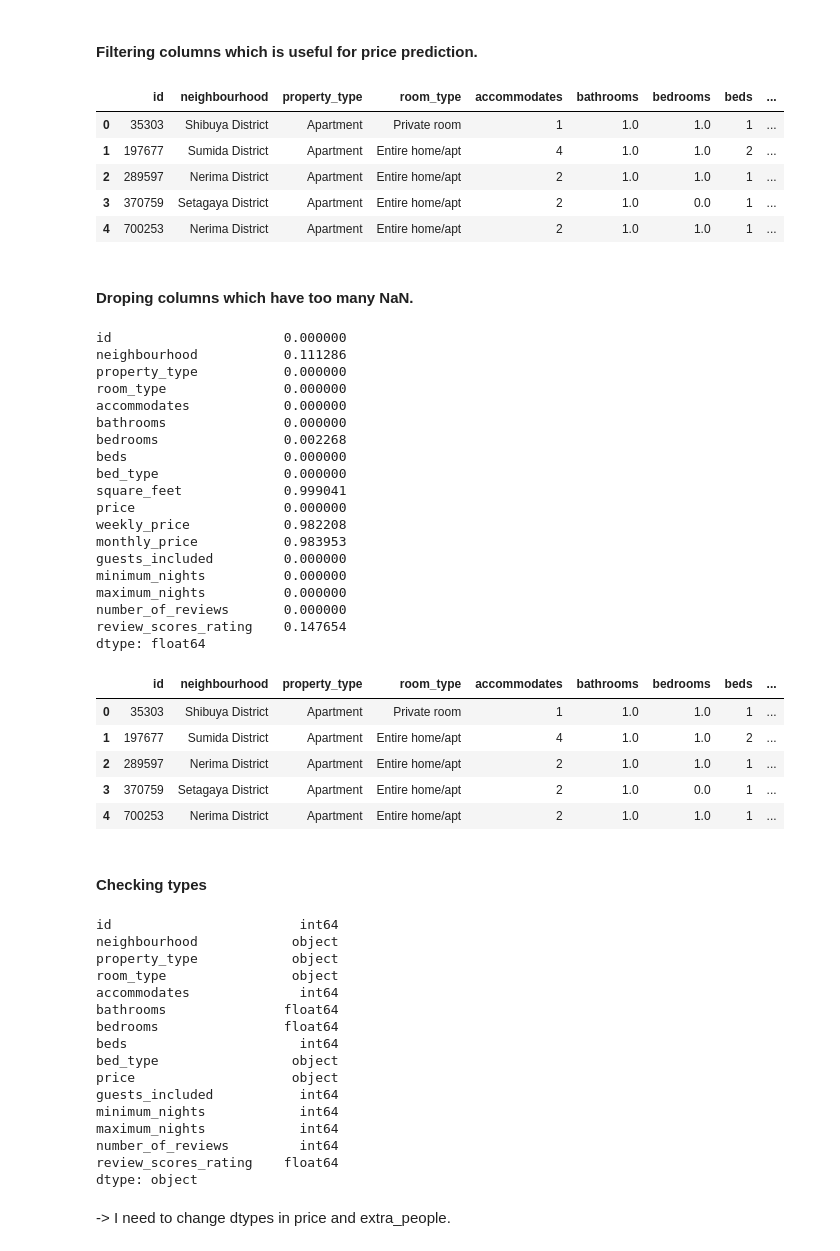
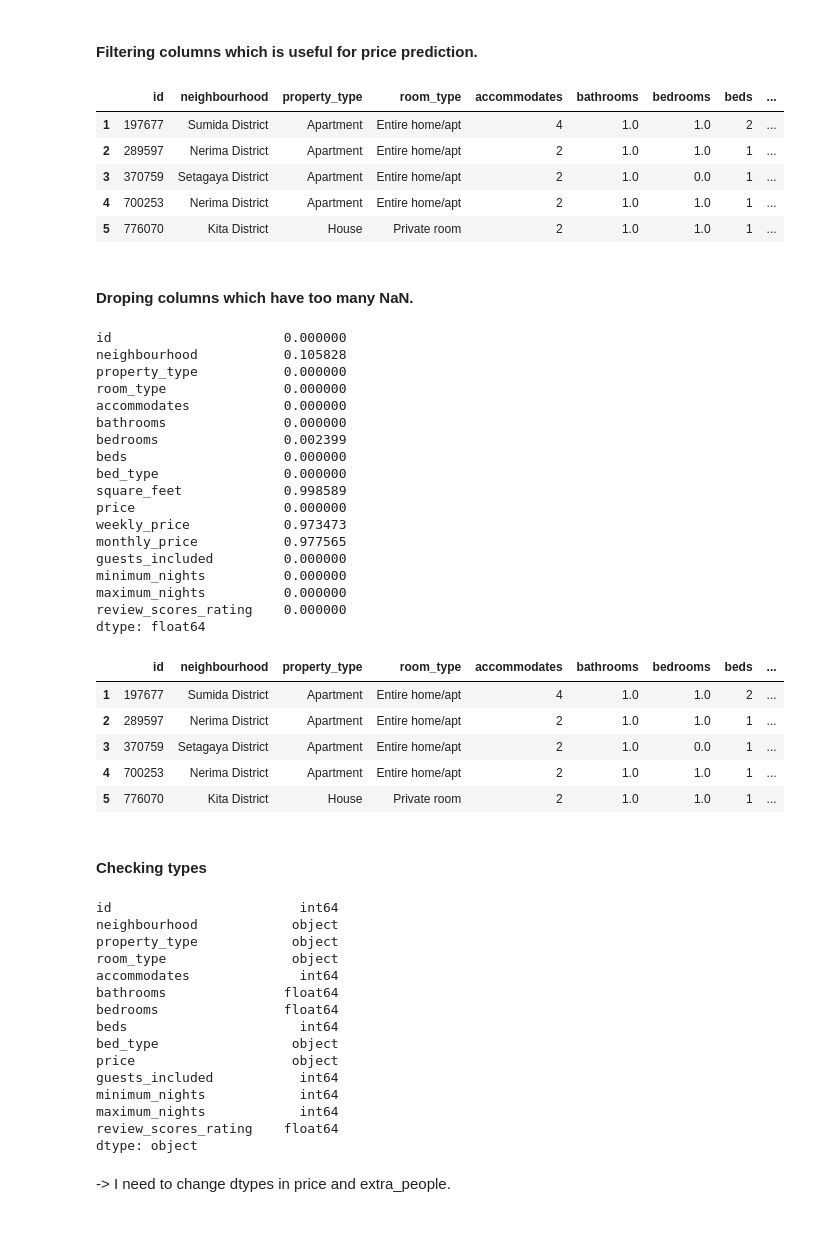
Before and after one commit to m-wakatsuru/Airbnb_Tokyo_price_prediction, a Jupyter notebook: Write_a_data_science_blog.ipynb, the cells around one changed output. Saved outputs shown, nothing was run; the diff lists cells and outputs as text; code cells hidden in the pictures.

```diff
--- a/Write_a_data_science_blog.ipynb
+++ b/Write_a_data_science_blog.ipynb
@@ -20,7 +20,8 @@ from sklearn.metrics import r2_score, mean_squared_error
 import seaborn as sns
 %matplotlib inline
 
-df = pd.read_csv('listings.csv')
+df_raw = pd.read_csv('listings.csv')
+df = df_raw.copy()
 df.head()
 # %% [output]
 |  | id | listing_url | scrape_id | last_scraped | name | summary | space | description | ... |
@@ -54,0 +60,2 @@ df.head(1)
+# %%
+df = df[df['last_review']>='2019-01-01']
@@ -54,0 +78,2 @@ df.head(1)
+# %%
+df = df[df['number_of_reviews']>5]
@@ -57,41 +87,40 @@ df.head(1)
 # %%
 column_list = ['id', 'neighbourhood', 'property_type', 'room_type', 'accommodates', 'bathrooms',
                'bedrooms', 'beds', 'bed_type', 'square_feet', 'price', 'weekly_price', 'monthly_price',
-               'guests_included', 'minimum_nights', 'maximum_nights', 'number_of_reviews', 'review_scores_rating'
+               'guests_included', 'minimum_nights', 'maximum_nights', 'review_scores_rating'
               ]
 
 df = df[column_list]
 df.head()
 # %% [output]
 |  | id | neighbourhood | property_type | room_type | accommodates | bathrooms | bedrooms | beds | ... |
-| 0 | 35303 | Shibuya District | Apartment | Private room | 1 | 1.0 | 1.0 | 1 | ... |
 | 1 | 197677 | Sumida District | Apartment | Entire home/apt | 4 | 1.0 | 1.0 | 2 | ... |
 | 2 | 289597 | Nerima District | Apartment | Entire home/apt | 2 | 1.0 | 1.0 | 1 | ... |
 | 3 | 370759 | Setagaya District | Apartment | Entire home/apt | 2 | 1.0 | 0.0 | 1 | ... |
 | 4 | 700253 | Nerima District | Apartment | Entire home/apt | 2 | 1.0 | 1.0 | 1 | ... |
+| 5 | 776070 | Kita District | House | Private room | 2 | 1.0 | 1.0 | 1 | ... |
 # %% [markdown]
 #### Droping columns which have too many NaN.
 # %%
 df.isnull().mean()
 # %% [output]
 id                      0.000000
-neighbourhood           0.111286
+neighbourhood           0.105828
 property_type           0.000000
 room_type               0.000000
 accommodates            0.000000
 bathrooms               0.000000
-bedrooms                0.002268
+bedrooms                0.002399
 beds                    0.000000
 bed_type                0.000000
-square_feet             0.999041
+square_feet             0.998589
 price                   0.000000
-weekly_price            0.982208
-monthly_price           0.983953
+weekly_price            0.973473
+monthly_price           0.977565
 guests_included         0.000000
 minimum_nights          0.000000
 maximum_nights          0.000000
-number_of_reviews       0.000000
-review_scores_rating    0.147654
+review_scores_rating    0.000000
 dtype: float64
 # %%
 df =df.drop(['square_feet', 'weekly_price', 'monthly_price'], axis=1)
@@ -99,11 +128,11 @@ df =df.drop(['square_feet', 'weekly_price', 'monthly_price'], axis=1)
 df.head()
 # %% [output]
 |  | id | neighbourhood | property_type | room_type | accommodates | bathrooms | bedrooms | beds | ... |
-| 0 | 35303 | Shibuya District | Apartment | Private room | 1 | 1.0 | 1.0 | 1 | ... |
 | 1 | 197677 | Sumida District | Apartment | Entire home/apt | 4 | 1.0 | 1.0 | 2 | ... |
 | 2 | 289597 | Nerima District | Apartment | Entire home/apt | 2 | 1.0 | 1.0 | 1 | ... |
 | 3 | 370759 | Setagaya District | Apartment | Entire home/apt | 2 | 1.0 | 0.0 | 1 | ... |
 | 4 | 700253 | Nerima District | Apartment | Entire home/apt | 2 | 1.0 | 1.0 | 1 | ... |
+| 5 | 776070 | Kita District | House | Private room | 2 | 1.0 | 1.0 | 1 | ... |
 # %% [markdown]
 #### Checking types
 # %%
@@ -122,7 +151,6 @@ price                    object
 guests_included           int64
 minimum_nights            int64
 maximum_nights            int64
-number_of_reviews         int64
 review_scores_rating    float64
 dtype: object
 # %% [markdown]
```
Also changed, not shown: parts of 41 cells of this notebook.
